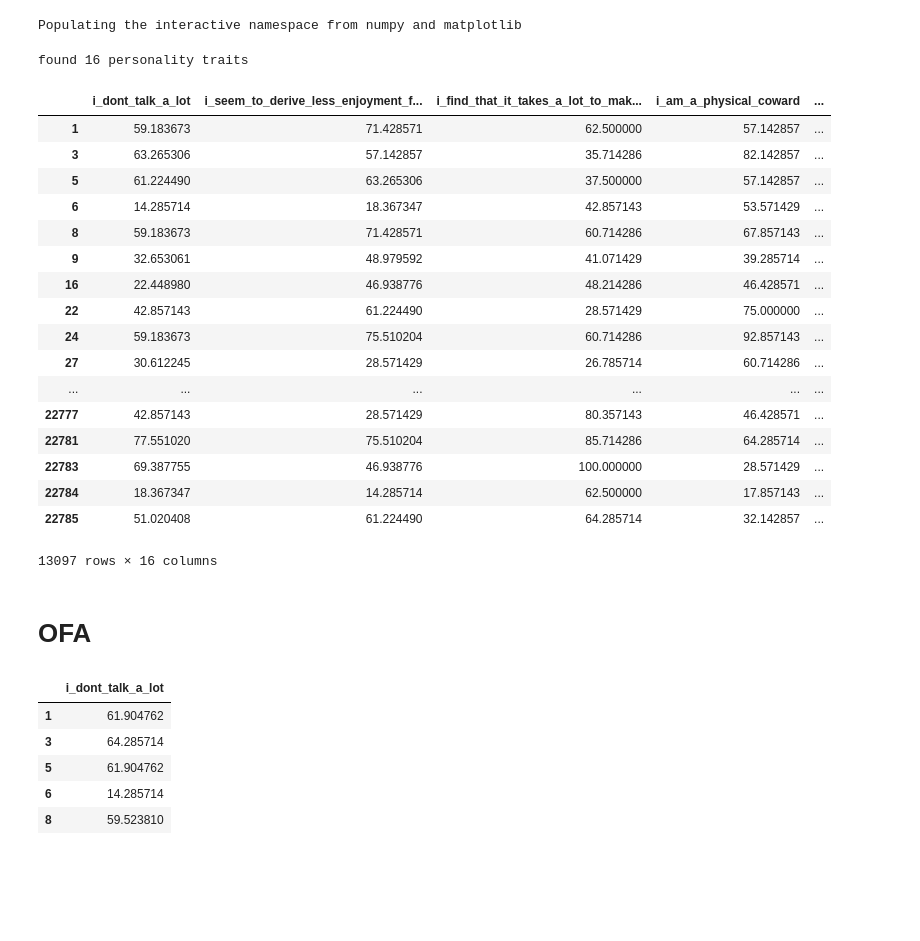
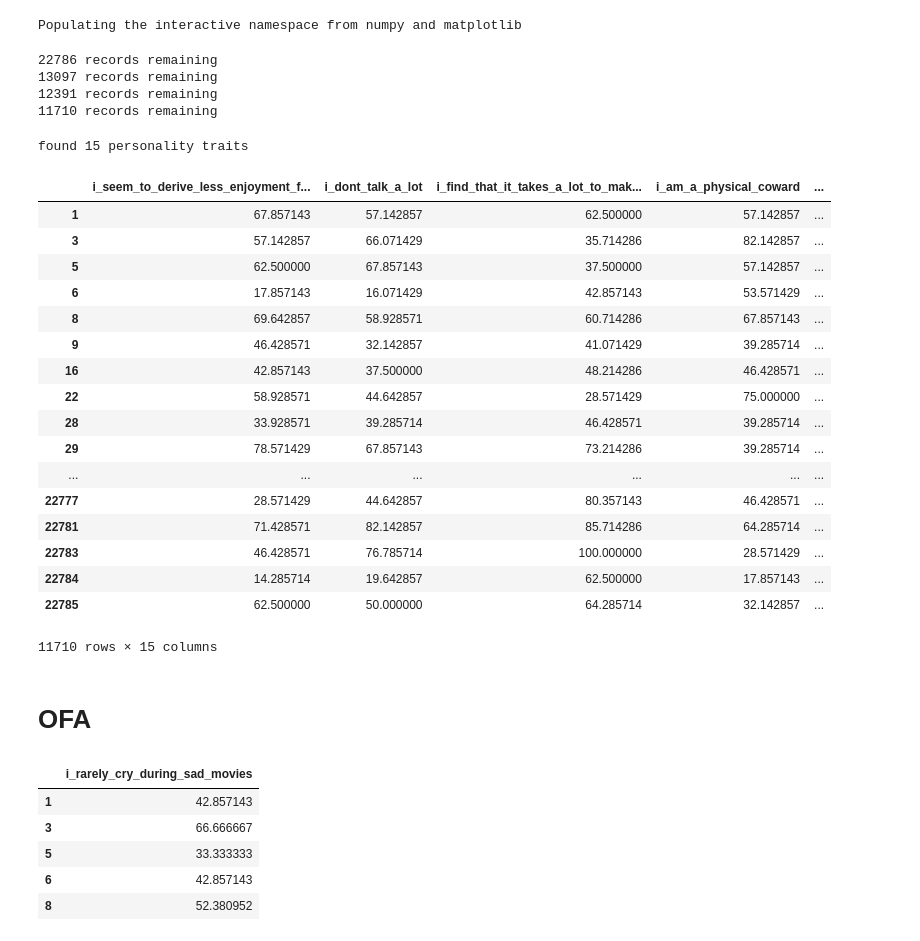
Before and after one commit to vincefav/hexaco, a Jupyter notebook: HEXACO.ipynb, the cells around one changed output. Drawn from its saved outputs; the diff is of its cells as text; code cells hidden in the pictures; blank space fills up the shorter version.

```diff
--- a/HEXACO.ipynb
+++ b/HEXACO.ipynb
@@ -33,3 +30,29 @@ data = data[data['i_understand_the_instructions_for_this_test'] == 7]
+# %%
+# Take the reliable data
+print(len(data), 'records remaining')
+data = data[data['i_have_answered_all_of_these_questions_as_accurately_as_possible'] == 7]
+data = data[data['i_understand_the_instructions_for_this_test'] == 7]
+
+# Remove unreliable data based on questions with highest correlations
+print(len(data), 'records remaining')
+data['reliable'] = np.where(
+    np.abs(data['i_see_myself_as_an_average_person'] - data['i_consider_myself_an_average_person']) <= 2, 1, 0)
+
+data = data[data.reliable == 1]
+print(len(data), 'records remaining')
+
+data['reliable'] = np.where(
+    np.abs(data['i_say_little'] - data['i_dont_talk_a_lot']) <= 2, 1, 0)
+
+data = data[data.reliable == 1]
+print(len(data), 'records remaining')
+
+del data['reliable']
+# %% [output]
+22786 records remaining
+13097 records remaining
+12391 records remaining
+11710 records remaining
 # %%
 # Transpose the dataframe, so we're analyzing questions instead of users
 qs = data.select_dtypes(include=[np.number]).fillna(data.mean()).T
@@ -82,28 +105,28 @@ for question in questions_sorted:
 
 print('found', str(df_factors.shape[1]), 'personality traits')
 # %% [output]
-found 16 personality traits
+found 15 personality traits
 # %%
 df_factors
 # %% [output]
-|  | i_dont_talk_a_lot | i_seem_to_derive_less_enjoyment_f... | i_find_that_it_takes_a_lot_to_mak... | i_am_a_physical_coward | ... |
-| 1 | 59.183673 | 71.428571 | 62.500000 | 57.142857 | ... |
-| 3 | 63.265306 | 57.142857 | 35.714286 | 82.142857 | ... |
-| 5 | 61.224490 | 63.265306 | 37.500000 | 57.142857 | ... |
-| 6 | 14.285714 | 18.367347 | 42.857143 | 53.571429 | ... |
-| 8 | 59.183673 | 71.428571 | 60.714286 | 67.857143 | ... |
-| 9 | 32.653061 | 48.979592 | 41.071429 | 39.285714 | ... |
-| 16 | 22.448980 | 46.938776 | 48.214286 | 46.428571 | ... |
-| 22 | 42.857143 | 61.224490 | 28.571429 | 75.000000 | ... |
-| 24 | 59.183673 | 75.510204 | 60.714286 | 92.857143 | ... |
-| 27 | 30.612245 | 28.571429 | 26.785714 | 60.714286 | ... |
+|  | i_seem_to_derive_less_enjoyment_f... | i_dont_talk_a_lot | i_find_that_it_takes_a_lot_to_mak... | i_am_a_physical_coward | ... |
+| 1 | 67.857143 | 57.142857 | 62.500000 | 57.142857 | ... |
+| 3 | 57.142857 | 66.071429 | 35.714286 | 82.142857 | ... |
+| 5 | 62.500000 | 67.857143 | 37.500000 | 57.142857 | ... |
+| 6 | 17.857143 | 16.071429 | 42.857143 | 53.571429 | ... |
+| 8 | 69.642857 | 58.928571 | 60.714286 | 67.857143 | ... |
+| 9 | 46.428571 | 32.142857 | 41.071429 | 39.285714 | ... |
+| 16 | 42.857143 | 37.500000 | 48.214286 | 46.428571 | ... |
+| 22 | 58.928571 | 44.642857 | 28.571429 | 75.000000 | ... |
+| 28 | 33.928571 | 39.285714 | 46.428571 | 39.285714 | ... |
+| 29 | 78.571429 | 67.857143 | 73.214286 | 39.285714 | ... |
 | ... | ... | ... | ... | ... | ... |
-| 22777 | 42.857143 | 28.571429 | 80.357143 | 46.428571 | ... |
-| 22781 | 77.551020 | 75.510204 | 85.714286 | 64.285714 | ... |
-| 22783 | 69.387755 | 46.938776 | 100.000000 | 28.571429 | ... |
-| 22784 | 18.367347 | 14.285714 | 62.500000 | 17.857143 | ... |
-| 22785 | 51.020408 | 61.224490 | 64.285714 | 32.142857 | ... |
+| 22777 | 28.571429 | 44.642857 | 80.357143 | 46.428571 | ... |
+| 22781 | 71.428571 | 82.142857 | 85.714286 | 64.285714 | ... |
+| 22783 | 46.428571 | 76.785714 | 100.000000 | 28.571429 | ... |
+| 22784 | 14.285714 | 19.642857 | 62.500000 | 17.857143 | ... |
+| 22785 | 62.500000 | 50.000000 | 64.285714 | 32.142857 | ... |
-13097 rows × 16 columns
+11710 rows × 15 columns
 # %%
 from sklearn.decomposition import FactorAnalysis
 
@@ -156,40 +179,40 @@ factors = defaultdict(list)
 # We're now more interested in validity and reliability than style!
 questions_used = []
 
 # Put users' scores in a dataframe
 df_factors = pd.DataFrame()
 
 th = 0.55
-lenrel = 4
+lenrel = 3
 
 # Seed the dataframe with the first reliable trait
 for question in questions_sorted:
     related = absolute_correlations(
         question,
         df=data,
         threshold=th
     )
     if len(related) >= lenrel:
         #for related_question in related.index:
             #questions_used.append(related_question)
         factors[question].append(related.index)
 
         pos_items = related[related['correlation'] > 0].index
         neg_items = related[related['correlation'] < 0].index
         all_items = list(pos_items) + list(neg_items)
 
         df_factors[question] = (data[pos_items].sum(axis=1) + (8-data[neg_items]).sum(axis=1))/(.07*len(all_items))
         break
 
 # So far, so good
 df_factors.head()
 # %% [output]
-|  | i_dont_talk_a_lot |
-| 1 | 61.904762 |
-| 3 | 64.285714 |
-| 5 | 61.904762 |
-| 6 | 14.285714 |
-| 8 | 59.523810 |
+|  | i_rarely_cry_during_sad_movies |
+| 1 | 42.857143 |
+| 3 | 66.666667 |
+| 5 | 33.333333 |
+| 6 | 42.857143 |
+| 8 | 52.380952 |
 # %%
 corr = 0
 
```
Also changed, not shown: parts of 18 cells of this notebook.
